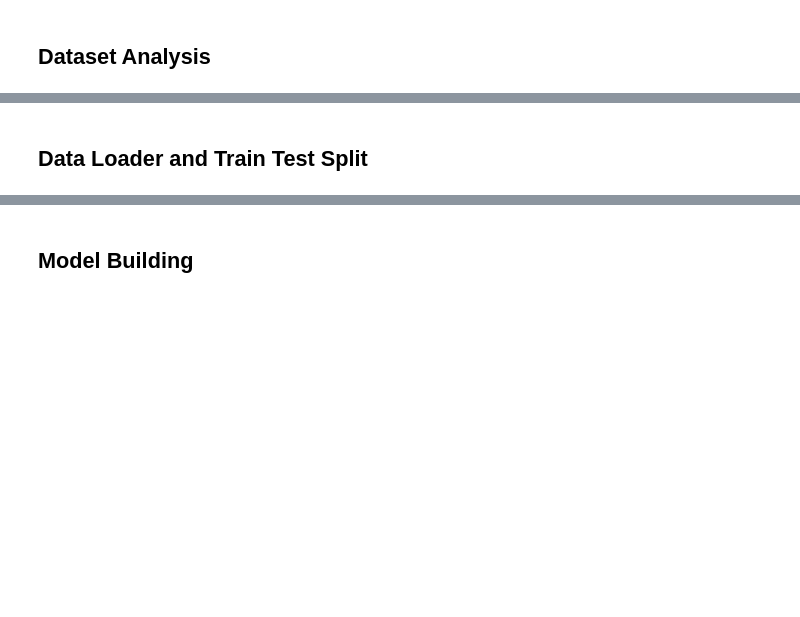
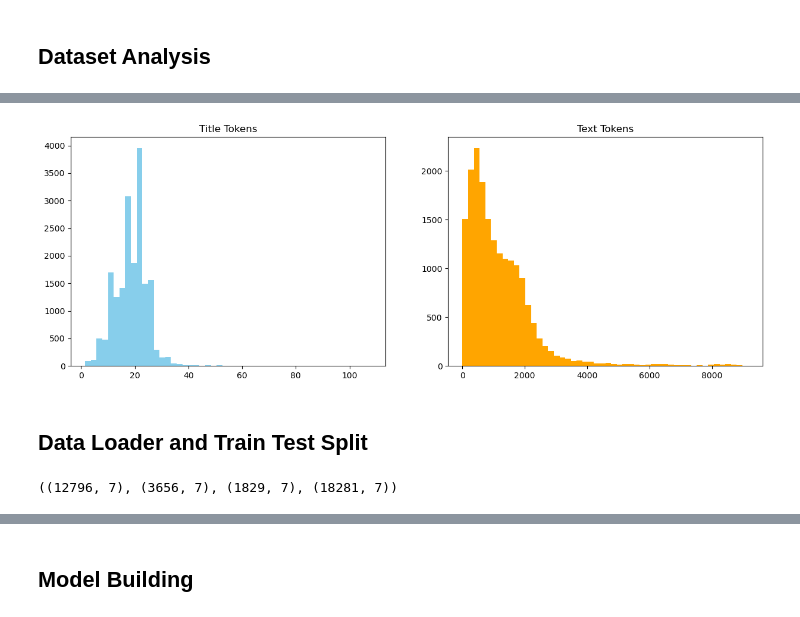
Before and after one commit to laxmimerit/Fine-Tuning-LLM-with-HuggingFace, a Jupyter notebook: 7-Fine_Tuning_DistilBERT_MobileBERT_TinyBERT_For_Fake_News_Detection/Fine_Tuning_DistilBERT_MobileBERT_TinyBERT_For_Fake_News_Detection.ipynb, the cells around one changed output, grey strips where cells are left out. Cells and saved outputs as stored; diff of their text form; code cells hidden in the pictures; blank space fills up the shorter version.

```diff
--- a/7-Fine_Tuning_DistilBERT_MobileBERT_TinyBERT_For_Fake_News_Detection/Fine_Tuning_DistilBERT_MobileBERT_TinyBERT_For_Fake_News_Detection.ipynb
+++ b/7-Fine_Tuning_DistilBERT_MobileBERT_TinyBERT_For_Fake_News_Detection/Fine_Tuning_DistilBERT_MobileBERT_TinyBERT_For_Fake_News_Detection.ipynb
@@ -65,31 +80,32 @@ plt.show()
 # %%
-# average number of tokens in title and text
-df['title_tokens'] = df['title'].apply(lambda x: len(x.split())*1.3)
-df['text_tokens'] = df['text'].apply(lambda x: len(x.split())*1.3)
+# 1.5 tokens per word on average
+df['title_tokens'] = df['title'].apply(lambda x: len(x.split())*1.5)
+df['text_tokens'] = df['text'].apply(lambda x: len(x.split())*1.5)
 
-df['title_tokens'].mean(), df['text_tokens'].mean()
 
-# plot in 1x2 grid
-fig, ax = plt.subplots(1, 2, figsize=(15, 5))
+fig, ax = plt.subplots(1,2, figsize=(15,5))
 
-# plot title tokens
-ax[0].hist(df['title_tokens'], bins=20, color='skyblue')
-ax[0].set_title('Title Tokens')
+ax[0].hist(df['title_tokens'], bins=50, color = 'skyblue')
+ax[0].set_title("Title Tokens")
 
-# plot text tokens
-ax[1].hist(df['text_tokens'], bins=20, color='orange')
-ax[1].set_title('Text Tokens')
+ax[1].hist(df['text_tokens'], bins=50, color = 'orange')
+ax[1].set_title("Text Tokens")
 
 plt.show()
+# %% [output]
+[figure, added]
 # %% [markdown]
 ## Data Loader and Train Test Split
 # %%
 from sklearn.model_selection import train_test_split
 
+# 70% for training, 20% test, 10% validation
 train, test = train_test_split(df, test_size=0.3, stratify=df['label'])
 test, validation = train_test_split(test, test_size=1/3, stratify=test['label'])
 
-train.shape, test.shape, validation.shape
+train.shape, test.shape, validation.shape, df.shape
+# %% [output]
+((12796, 7), (3656, 7), (1829, 7), (18281, 7))
 # %%
 from datasets import Dataset, DatasetDict
 
```
Also changed, not shown: parts of 39 cells of this notebook, 1 other file.
